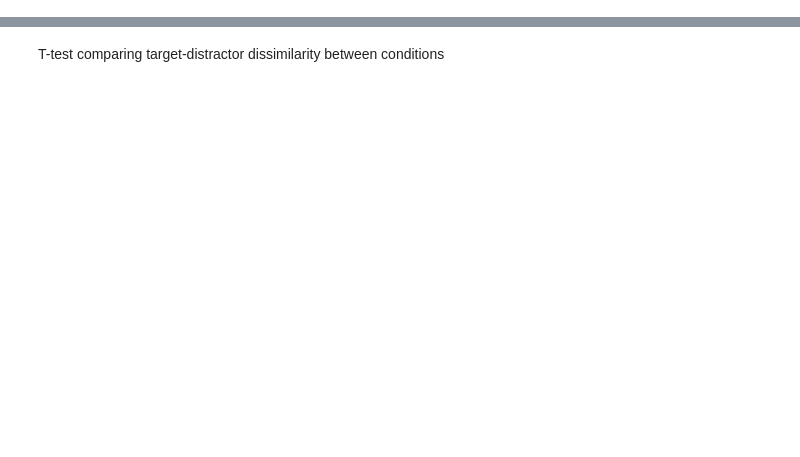
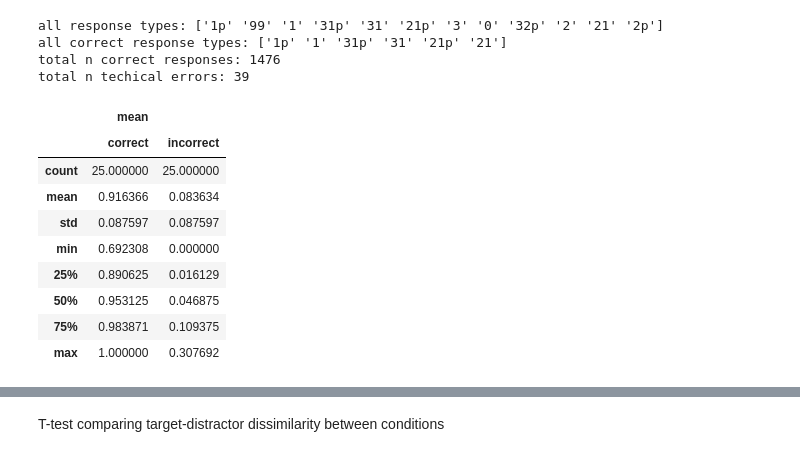
Before and after one commit to aszyrv/semantic-interference-lsm, a Jupyter notebook: main_analysis_R1.ipynb, the cells around one changed output, grey strips where cells are left out. Drawn from its saved outputs; the diff is of its cells as text; code cells hidden in the pictures; blank space fills up the shorter version.

```diff
--- a/main_analysis_R1.ipynb
+++ b/main_analysis_R1.ipynb
@@ -227,17 +348,32 @@ Summary of performance accuracy
 # %%
 print('all response types:', pwi_data['ResponseType'].unique())
 
 pwi_data['correct'] = pwi_data['ResponseType'].str.endswith('1') + pwi_data['ResponseType'].str.endswith('1p')
 pwi_data['incorrect'] = pwi_data['ResponseType'].isin(['3', '0', '32p', '2', '2p'])
 
 print('all correct response types:', pwi_data.loc[pwi_data['correct'], 'ResponseType'].unique())
 print('total n correct responses:', pwi_data['correct'].sum())
 print('total n techical errors:', (pwi_data['ResponseType'] == '99').sum())
 
 pwi_accuracy_summary = pwi_data[pwi_data['ResponseType'] != '99'].pivot_table(index='ID',
                                                                               values = ['correct', 'incorrect'],
-                                                                              aggfunc = ['sum', 'mean'])
+                                                                              aggfunc = ['mean'])
 pwi_accuracy_summary.describe()
+# %% [output]
+all response types: ['1p' '99' '1' '31p' '31' '21p' '3' '0' '32p' '2' '21' '2p']
+all correct response types: ['1p' '1' '31p' '31' '21p' '21']
+total n correct responses: 1476
+total n techical errors: 39
+|  | mean |  |
+|  | correct | incorrect |
+| count | 25.000000 | 25.000000 |
+| mean | 0.916366 | 0.083634 |
+| std | 0.087597 | 0.087597 |
+| min | 0.692308 | 0.000000 |
+| 25% | 0.890625 | 0.016129 |
+| 50% | 0.953125 | 0.046875 |
+| 75% | 0.983871 | 0.109375 |
+| max | 1.000000 | 0.307692 |
 # %%
 print('n incorrect responses:', pwi_data['incorrect'].sum())
 print('% incorrect responses:', pwi_data['incorrect'].sum()*100/pwi_data.shape[0])
```
Also changed, not shown: parts of 49 cells of this notebook, 6 other files.
